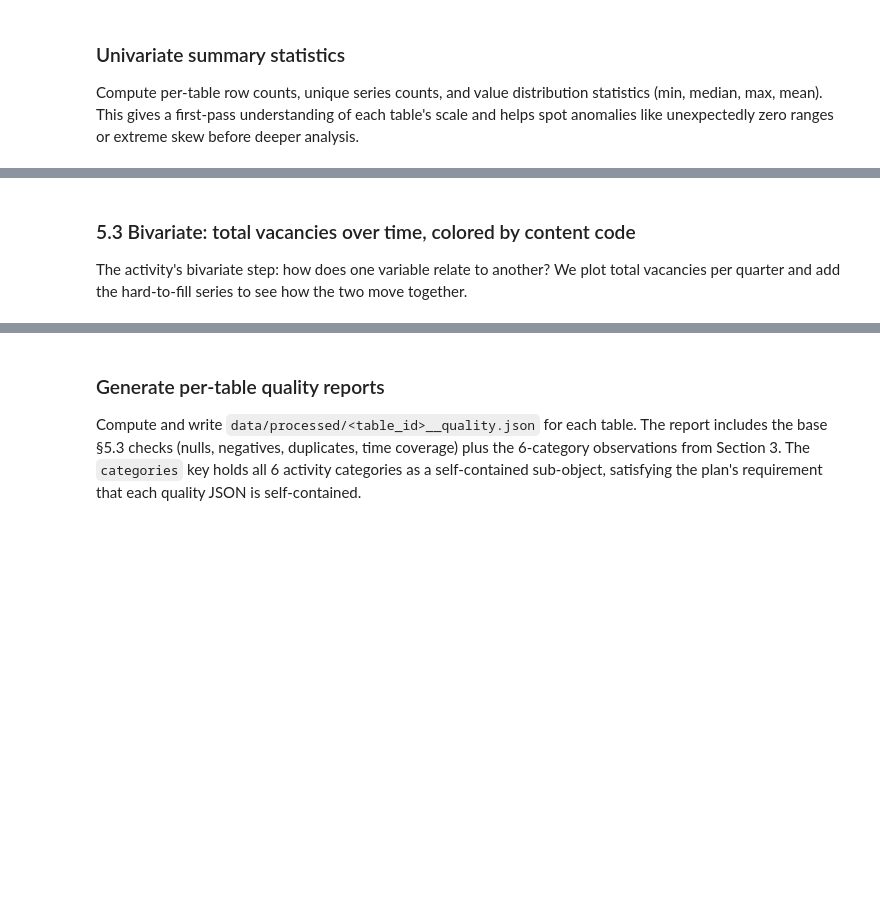
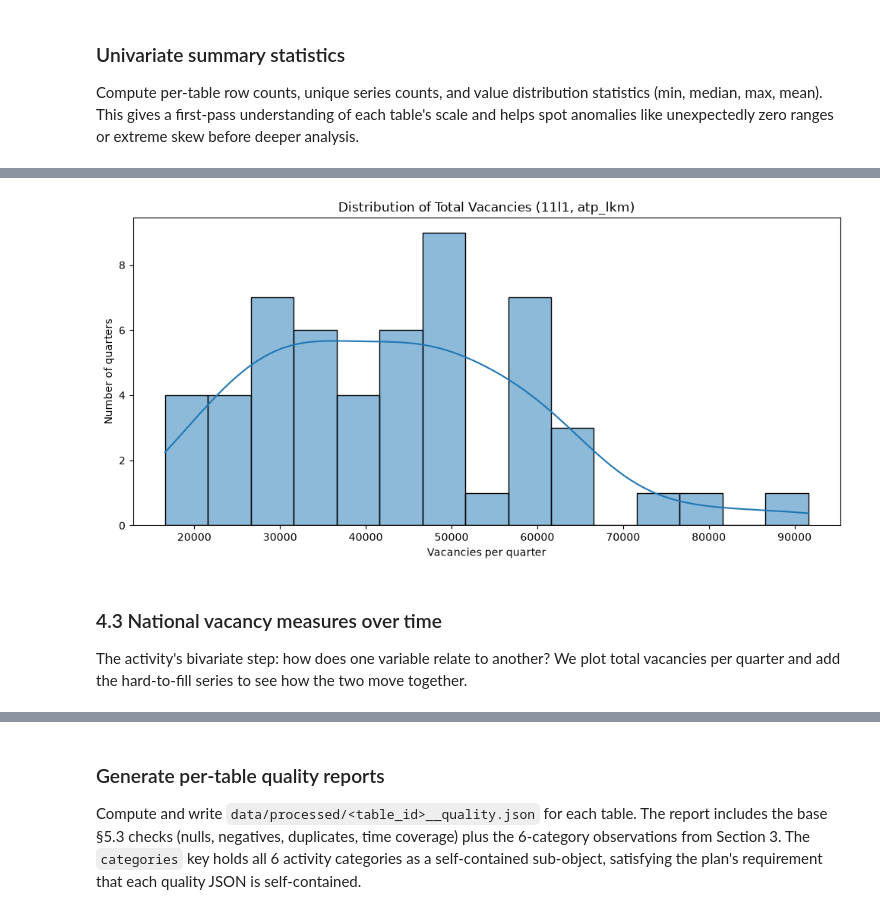
Before and after one commit to Lion504/JobAI, a Jupyter notebook: notebooks/02_normalize_and_validate_data.ipynb, the cells around one changed output, grey strips where cells are left out. Cells and saved outputs as stored; diff of their text form; code cells hidden in the pictures; blank space fills up the shorter version.

```diff
--- a/notebooks/02_normalize_and_validate_data.ipynb
+++ b/notebooks/02_normalize_and_validate_data.ipynb
@@ -51,7 +51,8 @@ REPO = _find_repo()
 RAW  = REPO / "data" / "raw"
 PRO  = REPO / "data" / "processed"
 MAN  = REPO / "data" / "manifests"
-for d in (PRO,):
+FIG  = REPO / "reports" / "figures"
+for d in (PRO, FIG):
     d.mkdir(parents=True, exist_ok=True)
 NOW_UTC = dt.datetime.now(dt.timezone.utc)
 TS = NOW_UTC.strftime("%Y%m%dT%H%M%SZ")
@@ -544,19 +668,22 @@ higher.
 # %%
-import matplotlib
-matplotlib.use("Agg")
+%matplotlib inline
 import matplotlib.pyplot as plt
 import seaborn as sns
 
 df11l1 = pd.read_csv(PRO / "11l1__normalized.csv")
 df11l1_total = df11l1[df11l1["contentscode"] == "atp_lkm"]
 fig, ax = plt.subplots(figsize=(10, 5))
 sns.histplot(data=df11l1_total, x="value", kde=True, bins=15, ax=ax)
 ax.set_title("Distribution of Total Vacancies (11l1, atp_lkm)")
 ax.set_xlabel("Vacancies per quarter")
 ax.set_ylabel("Number of quarters")
+fig.tight_layout()
+fig.savefig(FIG / "02_total_vacancies_distribution.png", dpi=150, bbox_inches="tight")
 plt.show()
+# %% [output]
+[figure, added]
 # %% [markdown]
-### 5.3 Bivariate: total vacancies over time, colored by content code
+### 4.3 National vacancy measures over time
 
 The activity's bivariate step: how does one variable relate to another? We
 plot total vacancies per quarter and add the hard-to-fill series to see how
```
Also changed, not shown: parts of 32 cells of this notebook.
